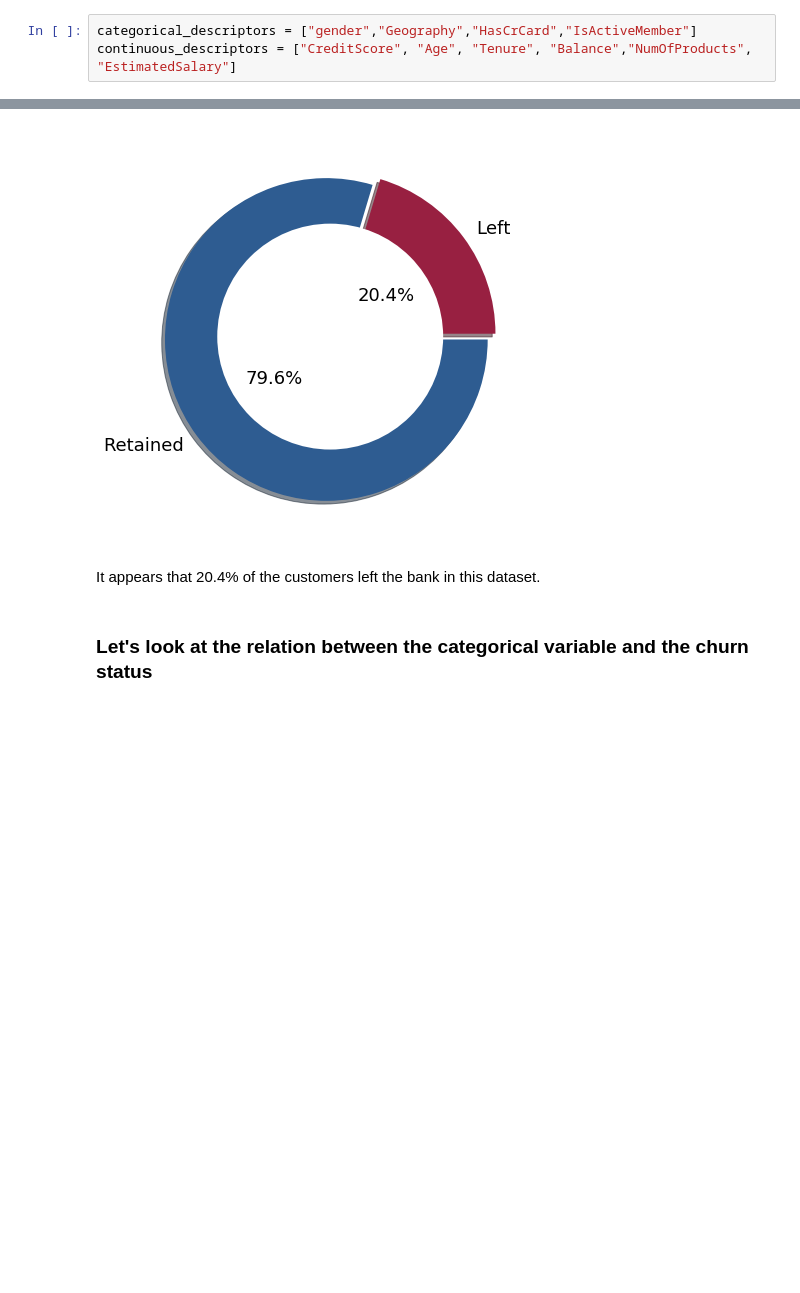
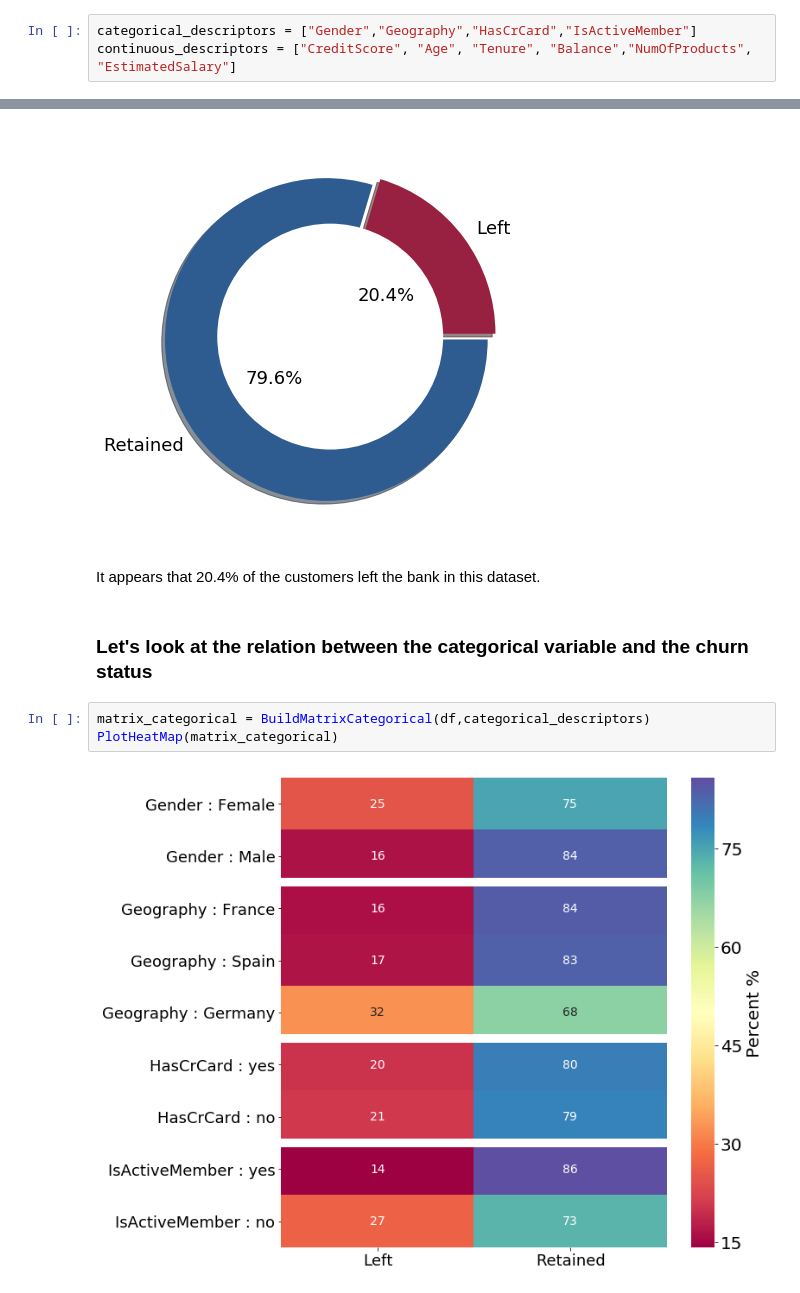
Before and after one commit to Moutoussamy/BankCustomersChurnPred, a Jupyter notebook: BankCustomersChurnPred.ipynb, the cells around one changed output, grey strips where cells are left out. Cells and saved outputs as stored; diff of their text form; blank space fills up the shorter version.

Commit message:
visualisation of the categorical descriptors

```diff
--- a/BankCustomersChurnPred.ipynb
+++ b/BankCustomersChurnPred.ipynb
@@ -133,7 +201,7 @@ df.head()
 # %% [markdown]
 In this dataset we can distinguished two type of descriptors: the categorical and the continuous descriptors. Let's define them for the rest of the proejct:
 # %%
-categorical_descriptors = ["gender","Geography","HasCrCard","IsActiveMember"]
+categorical_descriptors = ["Gender","Geography","HasCrCard","IsActiveMember"]
 continuous_descriptors = ["CreditScore", "Age", "Tenure", "Balance","NumOfProducts", "EstimatedSalary"]
 # %% [markdown]
 ### Data visualisation
@@ -149,3 +217,8 @@ MakeMeADonut(['Left', 'Retained'], sizes)
 It appears that 20.4% of the customers left the bank in this dataset.
 # %% [markdown]
 ### Let's look at the relation between the categorical variable and the churn status
+# %%
+matrix_categorical = BuildMatrixCategorical(df,categorical_descriptors)
+PlotHeatMap(matrix_categorical)
+# %% [output]
+[figure, added]
```
Also changed, not shown: parts of 5 cells of this notebook.
